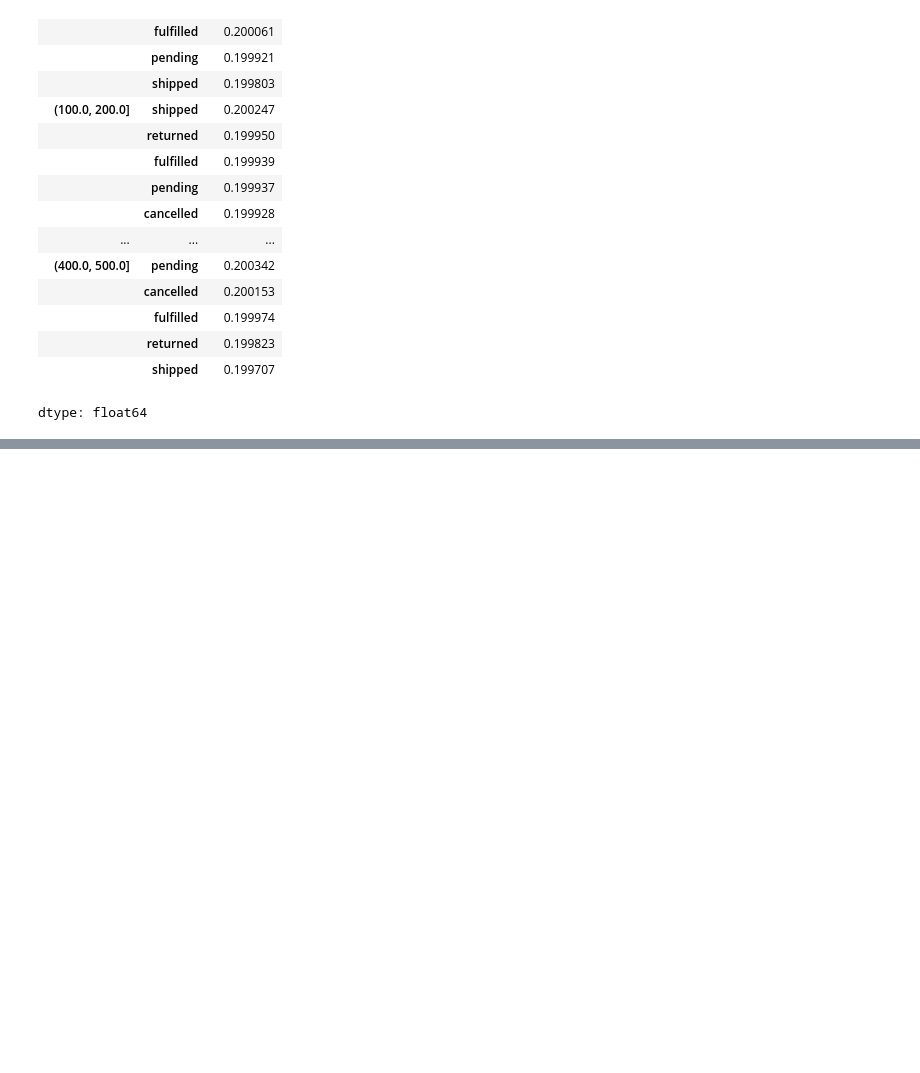
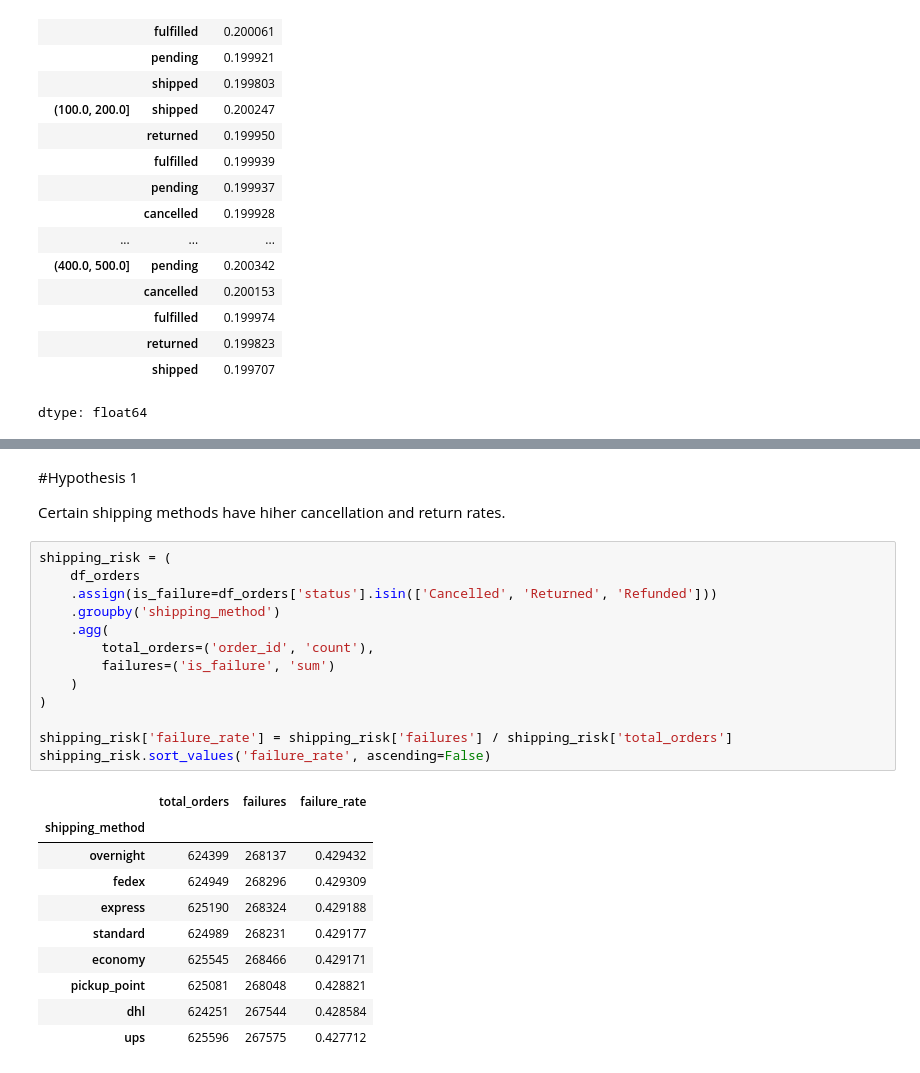
Before and after one commit to rishavvashisht823/Amazon, a Jupyter notebook: chapter_appendix-tools-for-deep-learning/jupyter.ipynb, the cells around one changed output, grey strips where cells are left out. Cells and saved outputs as stored; diff of their text form; blank space fills up the shorter version.

```diff
--- a/chapter_appendix-tools-for-deep-learning/jupyter.ipynb
+++ b/chapter_appendix-tools-for-deep-learning/jupyter.ipynb
@@ -248,0 +291,28 @@ dtype: float64
+# %% [markdown]
+#Hypothesis 1
+
+Certain shipping methods have hiher cancellation and return rates.
+# %%
+shipping_risk = (
+    df_orders
+    .assign(is_failure=df_orders['status'].isin(['Cancelled', 'Returned', 'Refunded']))
+    .groupby('shipping_method')
+    .agg(
+        total_orders=('order_id', 'count'),
+        failures=('is_failure', 'sum')
+    )
+)
+
+shipping_risk['failure_rate'] = shipping_risk['failures'] / shipping_risk['total_orders']
+shipping_risk.sort_values('failure_rate', ascending=False)
+# %% [output]
+|  | total_orders | failures | failure_rate |
+| shipping_method |  |  |  |
+| overnight | 624399 | 268137 | 0.429432 |
+| fedex | 624949 | 268296 | 0.429309 |
+| express | 625190 | 268324 | 0.429188 |
+| standard | 624989 | 268231 | 0.429177 |
+| economy | 625545 | 268466 | 0.429171 |
+| pickup_point | 625081 | 268048 | 0.428821 |
+| dhl | 624251 | 267544 | 0.428584 |
+| ups | 625596 | 267575 | 0.427712 |
```
Also changed, not shown: parts of 7 cells of this notebook.
